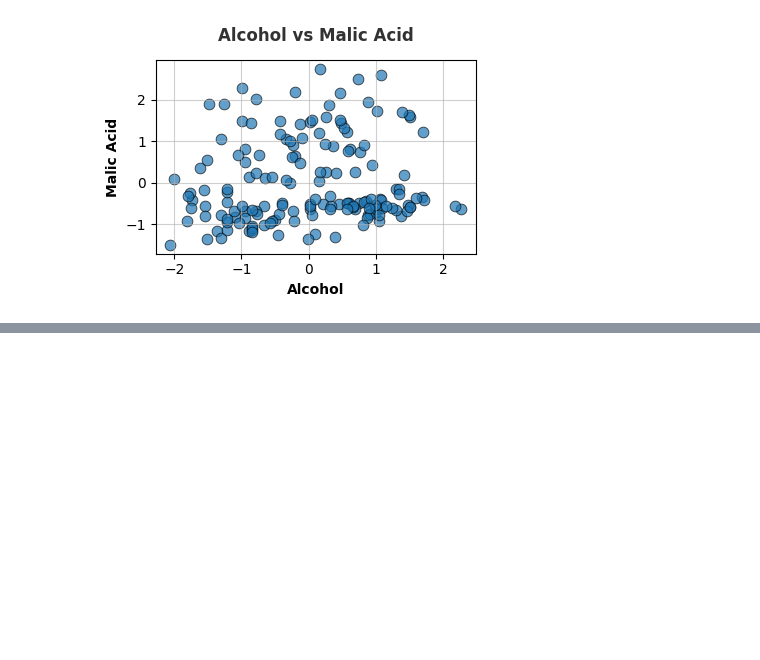
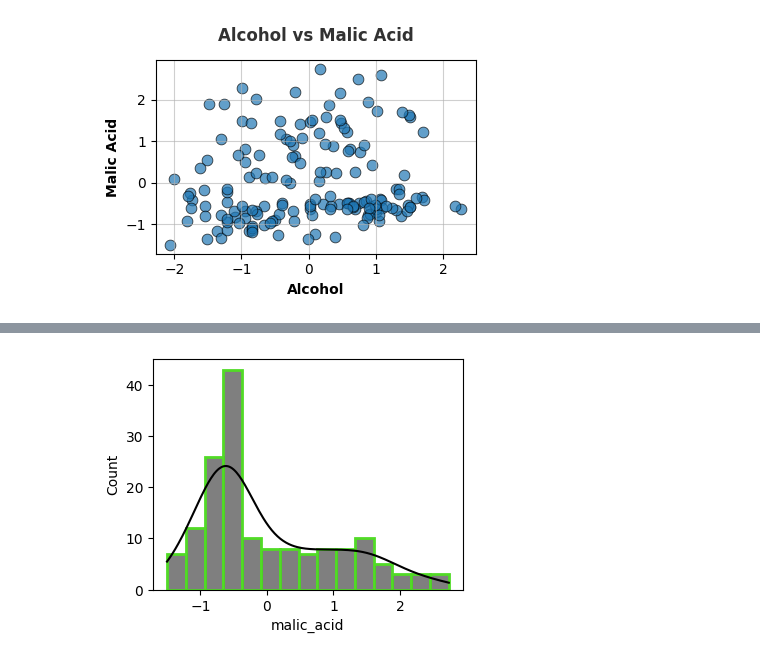
Before and after one commit to Md-Maruf-1727/Machine-Learning-Algorithms, a Jupyter notebook: Unsupervised/K Means Clustering/on wine dataset/code.ipynb, the cells around one changed output, grey strips where cells are left out. Saved outputs shown, nothing was run; the diff lists cells and outputs as text; code cells hidden in the pictures; blank space fills up the shorter version.

```diff
--- a/Unsupervised/K Means Clustering/on wine dataset/code.ipynb
+++ b/Unsupervised/K Means Clustering/on wine dataset/code.ipynb
@@ -269,0 +288,21 @@ plt.show()          # Display the plot
+# %%
+# Purpose: Visualize the distribution of the 'malic_acid' feature using a histogram with KDE
+
+# Set the figure size
+plt.figure(figsize=(4,3))
+
+# Create a histogram for the 'malic_acid' column
+sns.histplot(
+    data=x,              # Dataset to use for plotting
+    x='malic_acid',      # Column to plot
+    color="#000000",     # Color of the histogram bars
+    kde=True,            # Show Kernel Density Estimation curve
+    linewidth=2,         # Thickness of bar edges
+    edgecolor="#51DB26", # Color of bar edges
+    bins=15              # Number of bins in the histogram
+)
+
+# Display the histogram
+plt.show()
+# %% [output]
+[figure, added]
```
Also changed, not shown: parts of 1 cell of this notebook.
